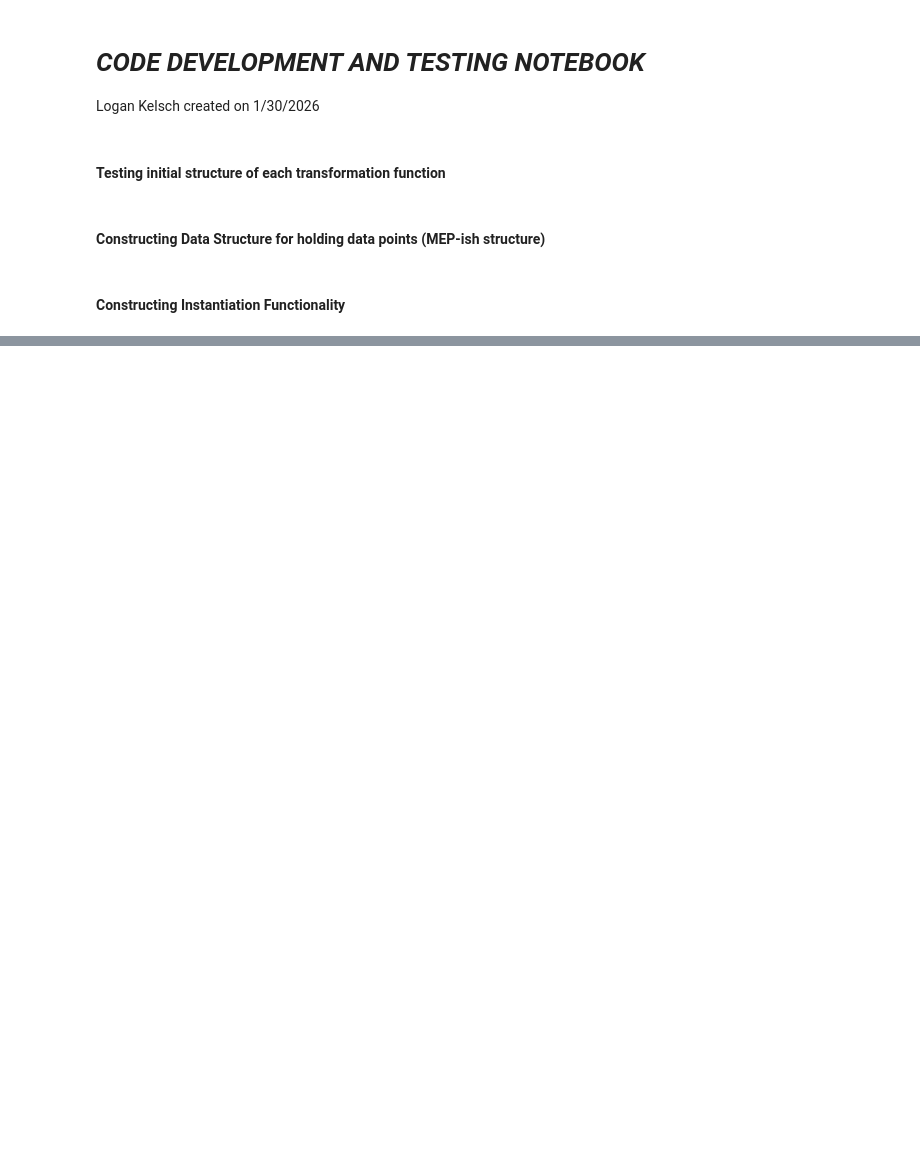
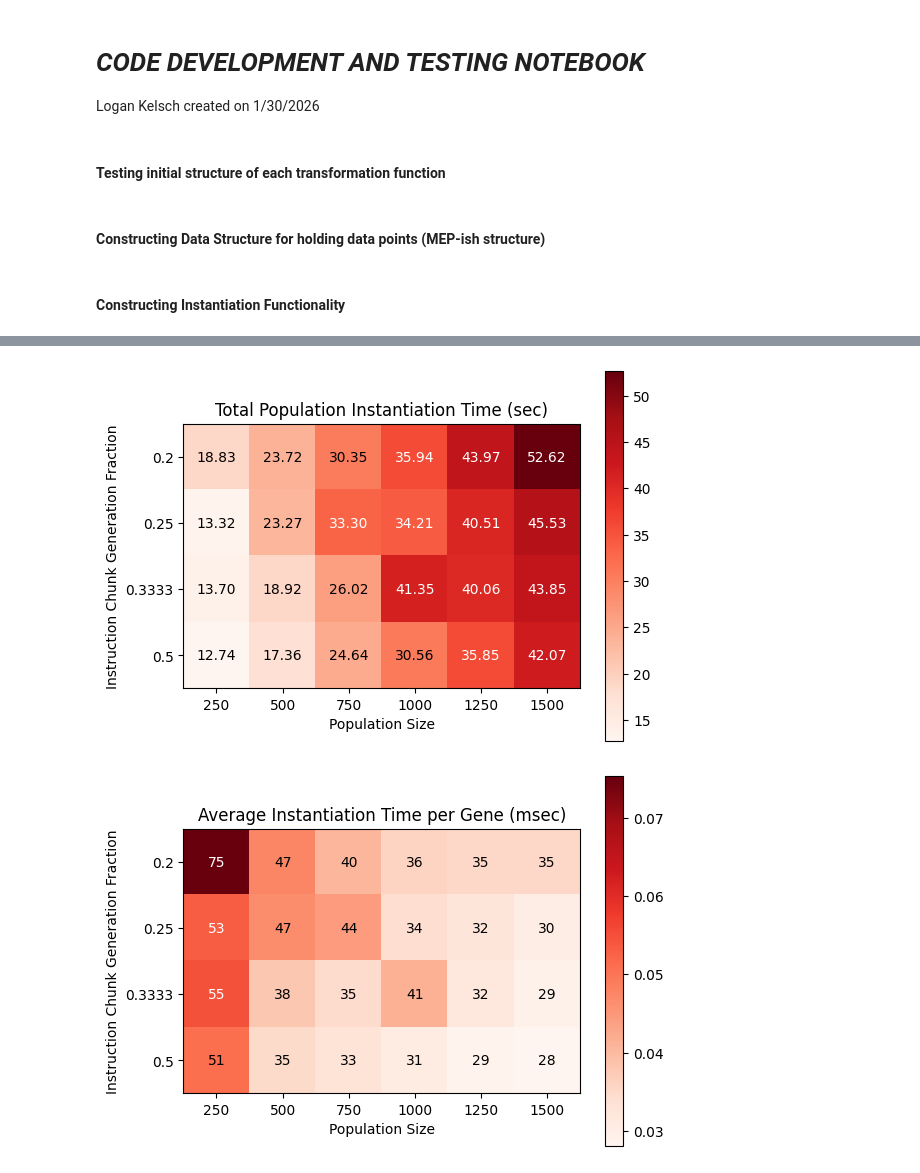
Before and after one commit to Logan-Kelsch/Structural_Regression, a Jupyter notebook: src/dev.ipynb, the cells around one changed output, grey strips where cells are left out. Saved outputs shown, nothing was run; the diff lists cells and outputs as text; code cells hidden in the pictures; blank space fills up the shorter version.

Commit message:
created more time evaluated visuals for instantiation time per population size and averaged for each gene across the 2 dimensions of generation chunk size for instructions and population size

```diff
--- a/src/dev.ipynb
+++ b/src/dev.ipynb
@@ -142,11 +142,19 @@ import initialization as _I
 import transform_ops as _OPS
 from importlib import reload
 reload(_I)
+import numpy as np
 
-X, G = _I.initialize(data_file='../data/spy5m.csv',verbose=1, incl_time=True, structure='Intraday')
-#stats = _I.instantiate_from_ops_chunked_intraday(X, transform_ops=_OPS, chunk_B=16)
-#ops = _I.build_operation_list(X._instructions)
+m_range = [0.2, 0.25, 0.3333, 0.5]
+n_range = range(250, 1501, 250)
 
-print()
-#print(X._instructions[:5])
-stats = _I.instantiate_from_ops_chunked_intraday(X, transform_ops=_OPS, chunk_B=16)
+A = np.zeros((len(m_range), len(n_range)))
+
+for b, m in enumerate(m_range):
+    for n in n_range:
+        X, G = _I.initialize(data_file='../data/spy5m.csv',verbose=0, incl_time=True, structure='Intraday', pop_size=n, gen_chunk=m)
+        stats = _I.instantiate_from_ops_chunked_intraday(X, transform_ops=_OPS, chunk_B=8)
+        print(f'time at {m,n}: {stats["total_time_s"]}')
+        i = b
+        j = int(n/250 - 1)
+        A[i,j] = stats['total_time_s']
+        del X, G
@@ -153,3 +179,51 @@ stats = _I.instantiate_from_ops_chunked_intraday(X, transform_ops=_OPS, chunk_B=
+# %%
+import numpy as np
+import matplotlib.pyplot as plt
+
+
+#plt.figure(figsize=(5, 4))
+plt.imshow(A, cmap='Reds')
+plt.xticks(range(len(n_range)),n_range)
+plt.yticks(range(len(m_range)),m_range)
+plt.title('Total Population Instantiation Time (sec)')
+plt.xlabel('Population Size')
+plt.ylabel('Instruction Chunk Generation Fraction')
+plt.colorbar()
+
+threshold = (A.max() + A.min()) / 2
+
+for i in range(A.shape[0]):
+    for j in range(A.shape[1]):
+        color = 'black' if A[i, j] < threshold else 'white'
+        plt.text(j, i, f"{A[i, j]:.2f}",
+                 ha='center', va='center', color=color)
+
+plt.show()
+
+
+A_ = A / np.asarray(n_range)
+
+#plt.figure(figsize=(5, 4))
+plt.imshow(A_, cmap='Reds')
+plt.xticks(range(len(n_range)),n_range)
+plt.yticks(range(len(m_range)),m_range)
+plt.title('Average Instantiation Time per Gene (msec)')
+plt.xlabel('Population Size')
+plt.ylabel('Instruction Chunk Generation Fraction')
+plt.colorbar()
+
+threshold = (A_.max() + A_.min()) / 2
+
+for i in range(A_.shape[0]):
+    for j in range(A_.shape[1]):
+        color = 'black' if A_[i, j] < threshold else 'white'
+        plt.text(j, i, f"{A_[i, j]*1000:.0f}",
+                 ha='center', va='center', color=color)
+
+plt.show()
+# %% [output]
+[figure, added]
+[figure, added]
 # %%
 import visualization as _V
 _V.plot_intraday_overlay(X, 211, alpha=0.50)
```
Also changed, not shown: parts of 1 cell of this notebook, 4 other files.
